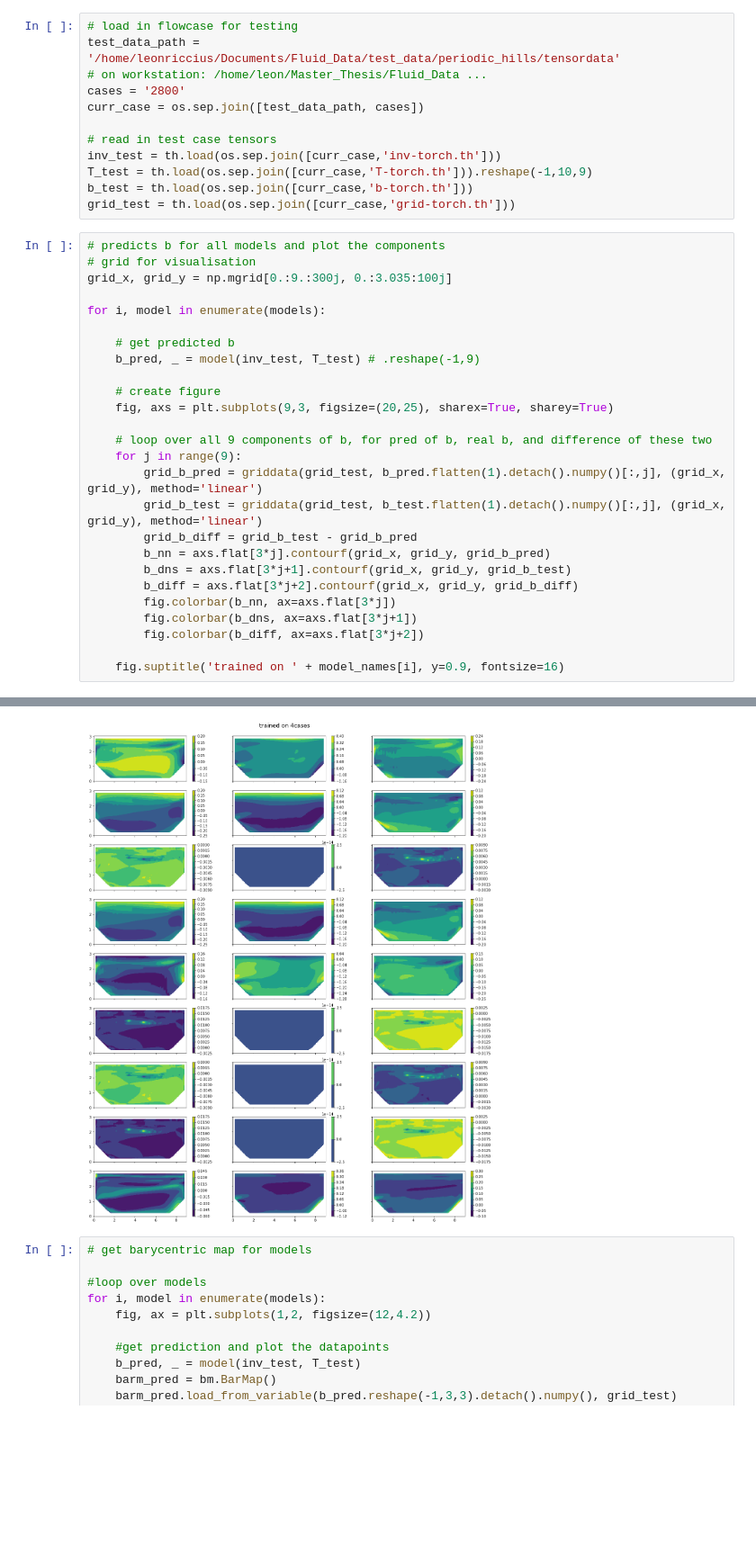
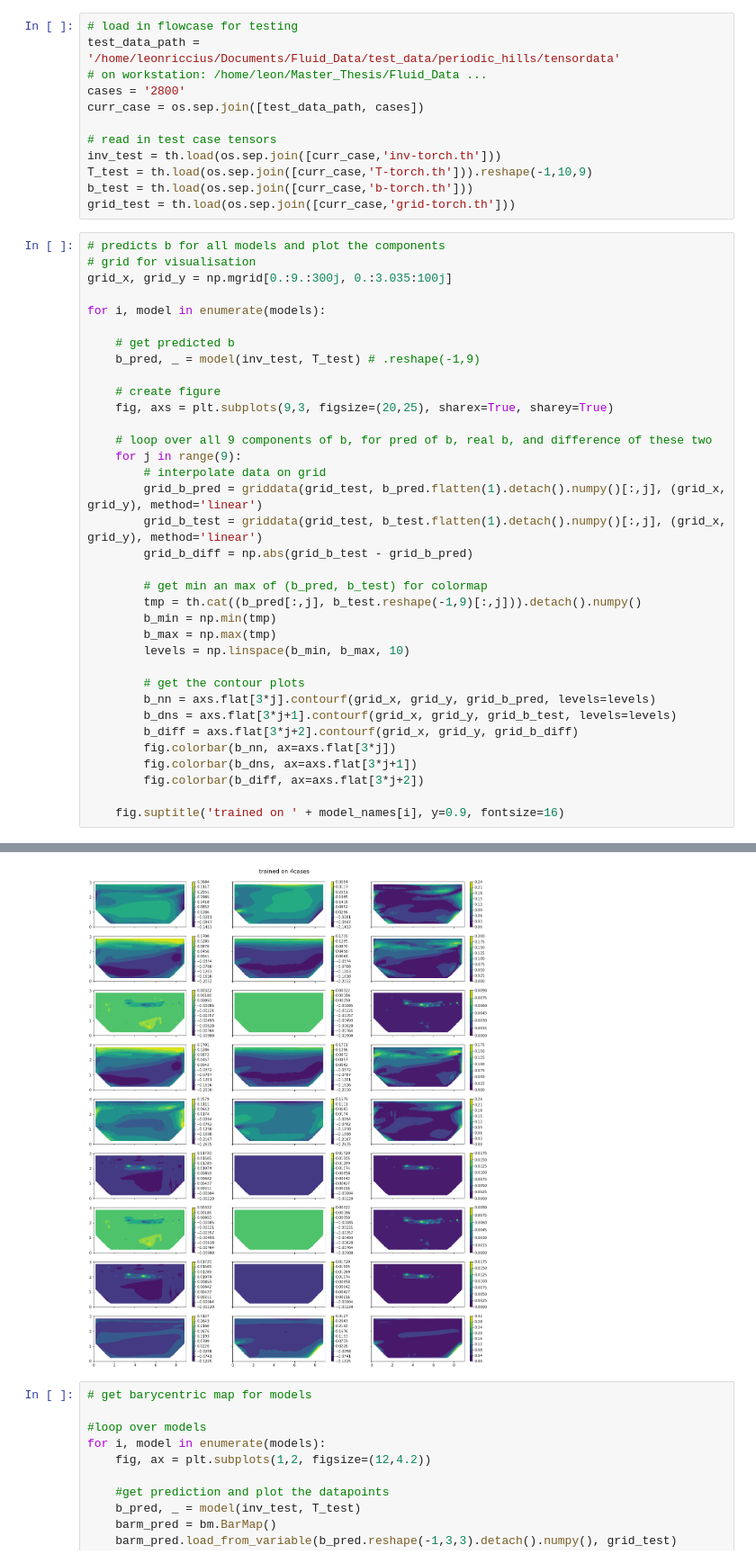
Before and after one commit to leonrccs/data_driven_rans, a Jupyter notebook: notebooks/compare_nn.ipynb, the cells around one changed output, grey strips where cells are left out. Shown at 90% size. Cells and saved outputs as stored; diff of their text form; blank space fills up the shorter version.

Commit message:
improved scaling for contour plots

```diff
--- a/notebooks/compare_nn.ipynb
+++ b/notebooks/compare_nn.ipynb
@@ -115,11 +115,20 @@ for i, model in enumerate(models):
 
     # loop over all 9 components of b, for pred of b, real b, and difference of these two
     for j in range(9):
+        # interpolate data on grid
         grid_b_pred = griddata(grid_test, b_pred.flatten(1).detach().numpy()[:,j], (grid_x, grid_y), method='linear')
         grid_b_test = griddata(grid_test, b_test.flatten(1).detach().numpy()[:,j], (grid_x, grid_y), method='linear')
-        grid_b_diff = grid_b_test - grid_b_pred
-        b_nn = axs.flat[3*j].contourf(grid_x, grid_y, grid_b_pred)
-        b_dns = axs.flat[3*j+1].contourf(grid_x, grid_y, grid_b_test)
+        grid_b_diff = np.abs(grid_b_test - grid_b_pred)
+
+        # get min an max of (b_pred, b_test) for colormap
+        tmp = th.cat((b_pred[:,j], b_test.reshape(-1,9)[:,j])).detach().numpy()
+        b_min = np.min(tmp)
+        b_max = np.max(tmp)
+        levels = np.linspace(b_min, b_max, 10)
+
+        # get the contour plots
+        b_nn = axs.flat[3*j].contourf(grid_x, grid_y, grid_b_pred, levels=levels)
+        b_dns = axs.flat[3*j+1].contourf(grid_x, grid_y, grid_b_test, levels=levels)
         b_diff = axs.flat[3*j+2].contourf(grid_x, grid_y, grid_b_diff)
         fig.colorbar(b_nn, ax=axs.flat[3*j])
         fig.colorbar(b_dns, ax=axs.flat[3*j+1])
@@ -131,4 +140,4 @@ for i, model in enumerate(models):
-[figure, old version]
+[figure, new version]
 # %%
 # get barycentric map for models
 
```
Also changed, not shown: parts of 8 cells of this notebook.
